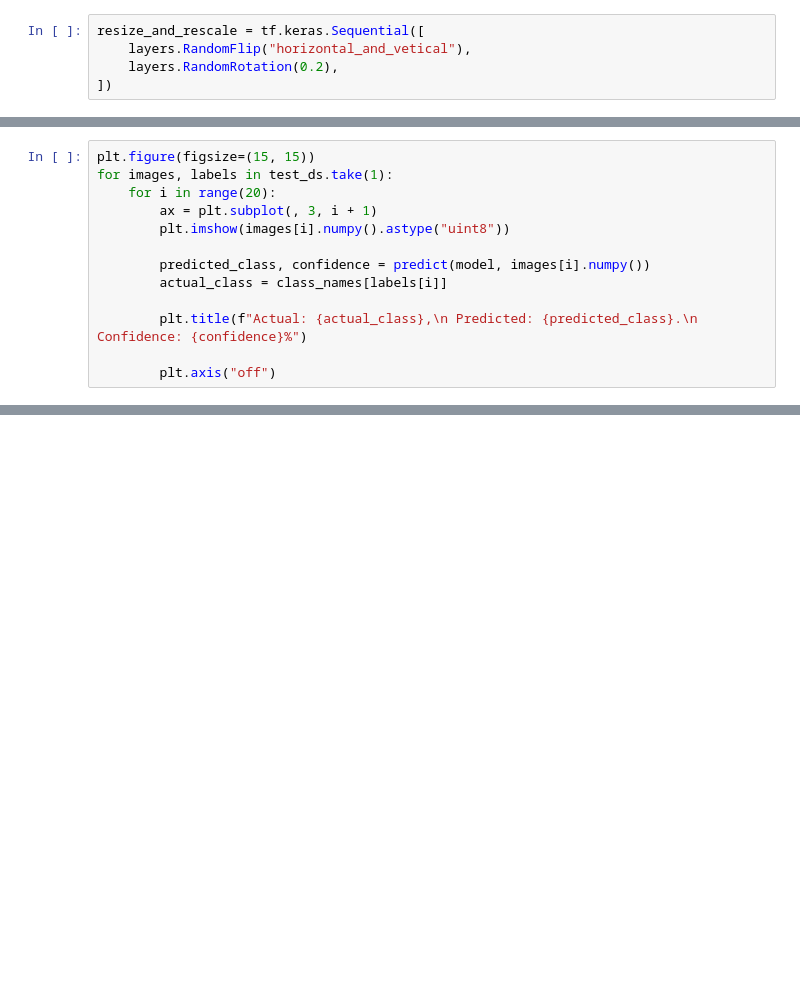
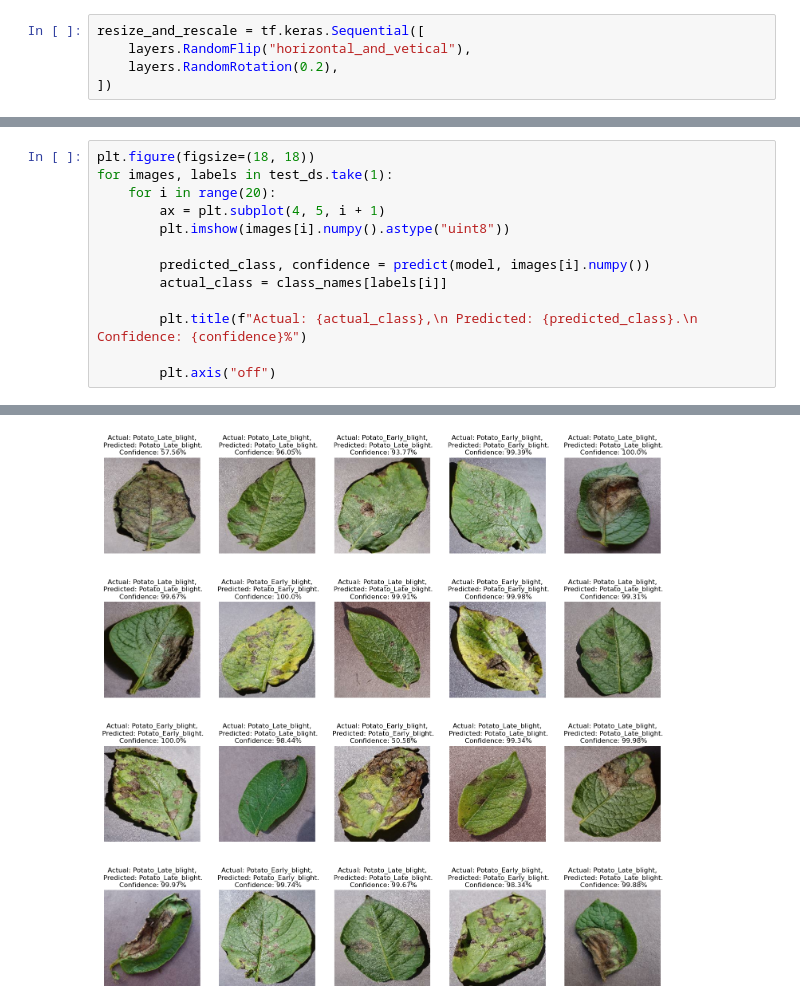
Before and after one commit to akku-18/Potato-Disease-classification, a Jupyter notebook: training.ipynb, the cells around one changed output, grey strips where cells are left out. Drawn from its saved outputs; the diff is of its cells as text; blank space fills up the shorter version.

Commit message:
saved models

```diff
--- a/training.ipynb
+++ b/training.ipynb
@@ -271,13 +126,0 @@ def predict(model, img):
-# %%
-plt.figure(figsize=(15, 15))
-for images, labels in test_ds.take(1):
-    for i in range(20):
-        ax = plt.subplot(, 3, i + 1)
-        plt.imshow(images[i].numpy().astype("uint8"))
-
-        predicted_class, confidence = predict(model, images[i].numpy())
-        actual_class = class_names[labels[i]]
-
-        plt.title(f"Actual: {actual_class},\n Predicted: {predicted_class}.\n Confidence: {confidence}%")
-
-        plt.axis("off")
@@ -295,0 +271,14 @@ ValueError: num must be an integer with 1 <= num <= 9, not 10
+# %%
+plt.figure(figsize=(18, 18))
+for images, labels in test_ds.take(1):
+    for i in range(20):
+        ax = plt.subplot(4, 5, i + 1)
+        plt.imshow(images[i].numpy().astype("uint8"))
+
+        predicted_class, confidence = predict(model, images[i].numpy())
+        actual_class = class_names[labels[i]]
+
+        plt.title(f"Actual: {actual_class},\n Predicted: {predicted_class}.\n Confidence: {confidence}%")
+
+        plt.axis("off")
+# %% [output]
@@ -295,0 +305 @@ ValueError: num must be an integer with 1 <= num <= 9, not 10
+[figure, added]
```
Also changed, not shown: parts of 29 cells of this notebook, 5 other files.
